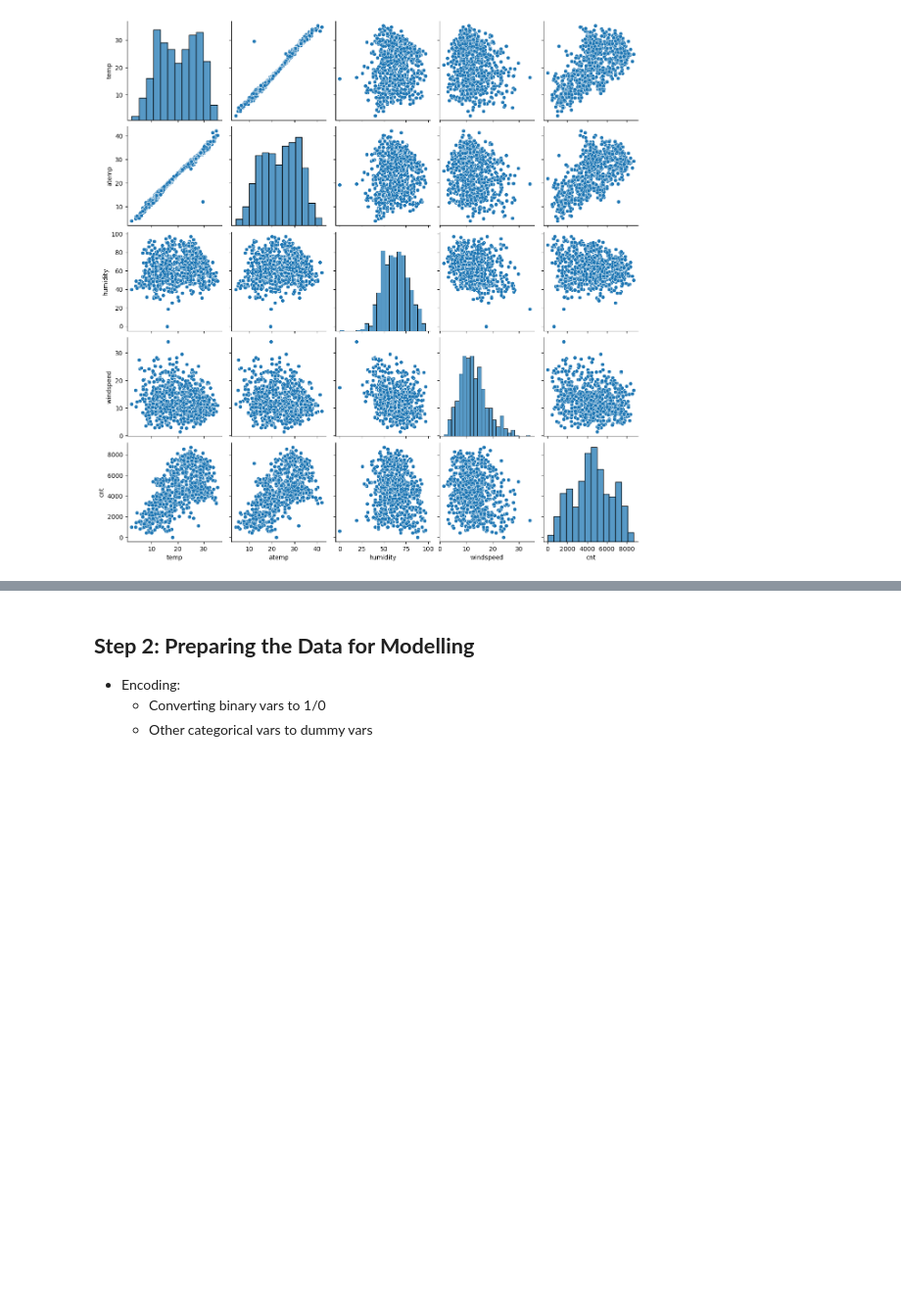
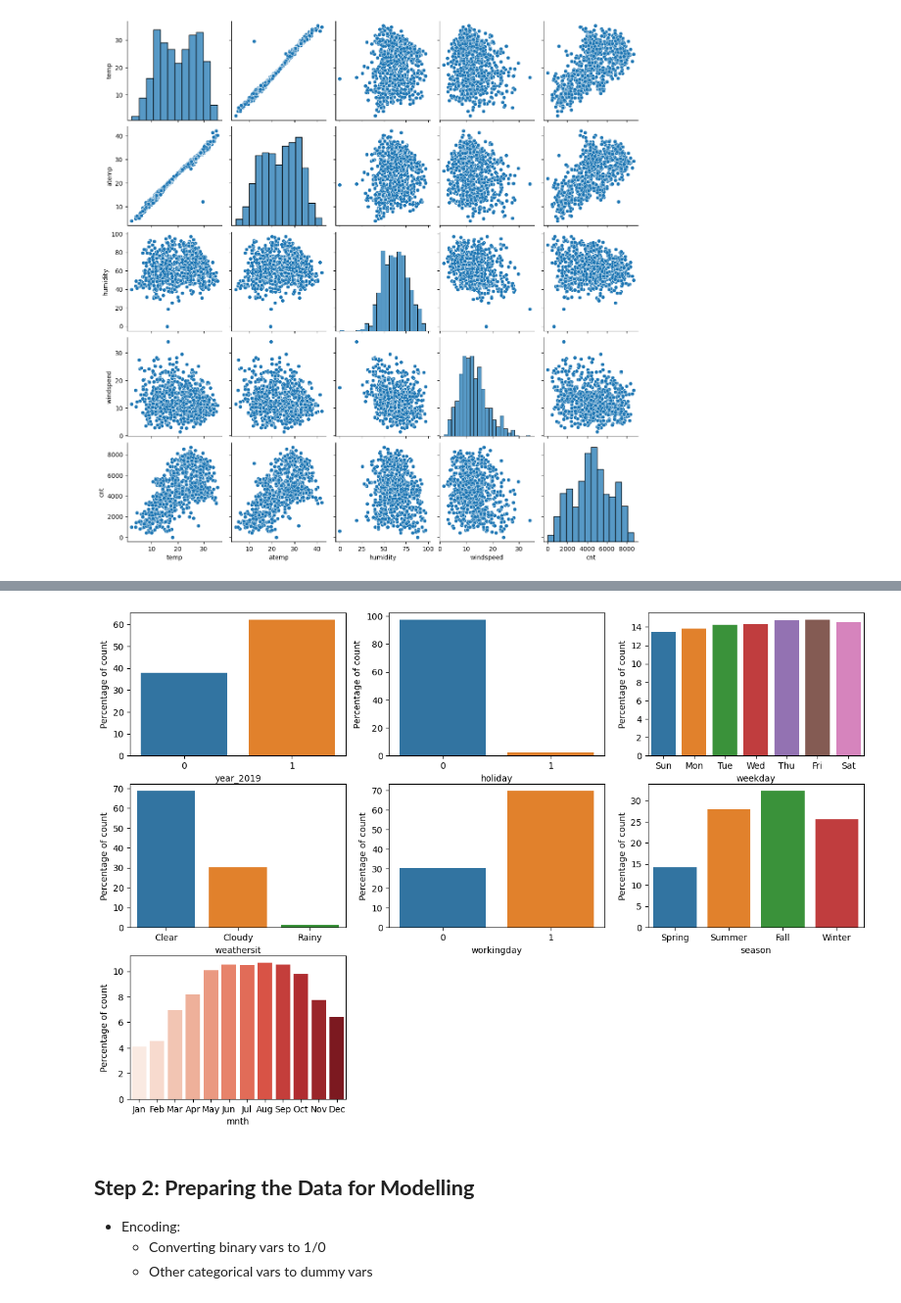
Before and after one commit to Anki0812/Bike-Rental, a Jupyter notebook: Bike_Rental_Case_Study.ipynb, the cells around one changed output, grey strips where cells are left out. Shown at 98% size. Cells and saved outputs as stored; diff of their text form; code cells hidden in the pictures; blank space fills up the shorter version.

```diff
--- a/Bike_Rental_Case_Study.ipynb
+++ b/Bike_Rental_Case_Study.ipynb
@@ -291,3 +169,74 @@ plt.show()
+# %%
+# visualising the categorical variables
+plt.figure(figsize=(15,10))
+
+plt.subplot(3,3,1)
+year_sum = bike.groupby('year_2019')['cnt'].sum().reset_index()
+total_count = year_sum['cnt'].sum()
+year_sum['percentage'] = (year_sum['cnt'] / total_count) * 100
+sns.barplot(y='percentage', x='year_2019', data=year_sum)
+plt.ylabel('Percentage of count')
+
+plt.subplot(3,3,2)
+holiday_sum = bike.groupby('holiday')['cnt'].sum().reset_index()
+total_count = holiday_sum['cnt'].sum()
+holiday_sum['percentage'] = (holiday_sum['cnt'] / total_count) * 100
+sns.barplot(x='holiday', y='percentage', data=holiday_sum)
+plt.ylabel('Percentage of count')
+
+plt.subplot(3,3,3)
+weekday_sum = bike.groupby('weekday')['cnt'].sum().reset_index()
+total_count = weekday_sum['cnt'].sum()
+weekday_sum['percentage'] = (weekday_sum['cnt'] / total_count) * 100
+sns.barplot(x='weekday', y='percentage', data=weekday_sum)
+new_labels = ['Sun', 'Mon', 'Tue','Wed','Thu','Fri','Sat']
+plt.xticks(ticks=range(len(new_labels)), labels=new_labels)
+plt.ylabel('Percentage of count')
+
+plt.subplot(3,3,4)
+weathersit_sum = bike.groupby('weathersit')['cnt'].sum().reset_index()
+total_count = weathersit_sum['cnt'].sum()
+weathersit_sum['percentage'] = (weathersit_sum['cnt'] / total_count) * 100
+sns.barplot(x='weathersit', y='percentage', data=weathersit_sum)
+# Rename the x-axis categories
+new_labels = ['Clear', 'Cloudy', 'Rainy']
+plt.xticks(ticks=range(len(new_labels)), labels=new_labels)
+plt.ylabel('Percentage of count')
+
+plt.subplot(3,3,5)
+workingday_sum = bike.groupby('workingday')['cnt'].sum().reset_index()
+total_count = workingday_sum['cnt'].sum()
+workingday_sum['percentage'] = (workingday_sum['cnt'] / total_count) * 100
+sns.barplot(x='workingday', y='percentage', data=workingday_sum)
+plt.ylabel('Percentage of count')
+
+plt.subplot(3,3,6)
+season_sum = bike.groupby('season')['cnt'].sum().reset_index()
+total_count = season_sum['cnt'].sum()
+season_sum['percentage'] = (season_sum['cnt'] / total_count) * 100
+sns.barplot(x='season', y='percentage', data=season_sum)
+# Rename the x-axis categories
+new_labels = ['Spring', 'Summer', 'Fall','Winter']
+plt.xticks(ticks=range(len(new_labels)), labels=new_labels)
+plt.ylabel('Percentage of count')
+
+plt.subplot(3,3,7)
+mnth_sum = bike.groupby('mnth')['cnt'].sum().reset_index()
+total_count = mnth_sum['cnt'].sum()
+mnth_sum['percentage'] = (mnth_sum['cnt'] / total_count) * 100
+sns.barplot(x='mnth', y='percentage', data=mnth_sum, palette='Reds')
+new_labels = ['Jan', 'Feb', 'Mar','Apr','May','Jun','Jul','Aug','Sep','Oct','Nov','Dec']
+plt.xticks(ticks=range(len(new_labels)), labels=new_labels)
+plt.ylabel('Percentage of count')
+plt.show()
+
+## Conclusion
+# more number of bikes are rented in Fall, followed by summer, winter and spring
+# more number of bikes are rented on Clear day, folowed by Cloudy and Rainy
+# There is increase in bike rent in 2019
+# Most bike rented in June and September
+# %% [output]
+[figure, added]
 # %% [markdown]
 ## **Step 2: Preparing the Data for Modelling**
 - Encoding:
```
Also changed, not shown: parts of 30 cells of this notebook.
